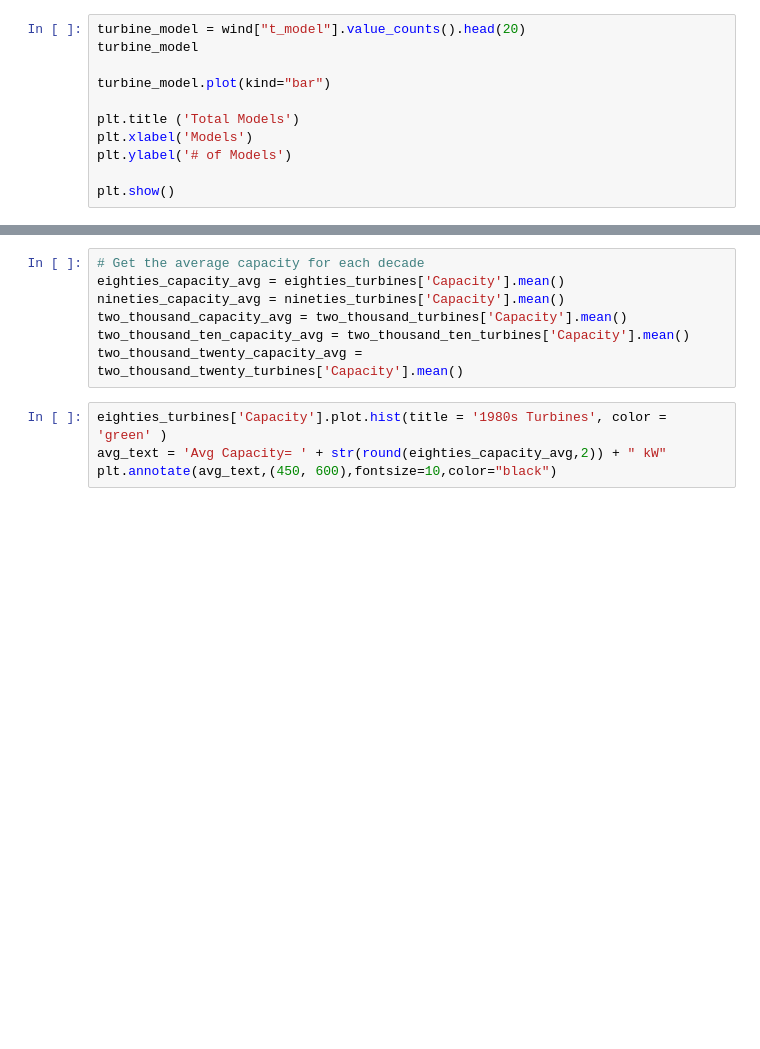
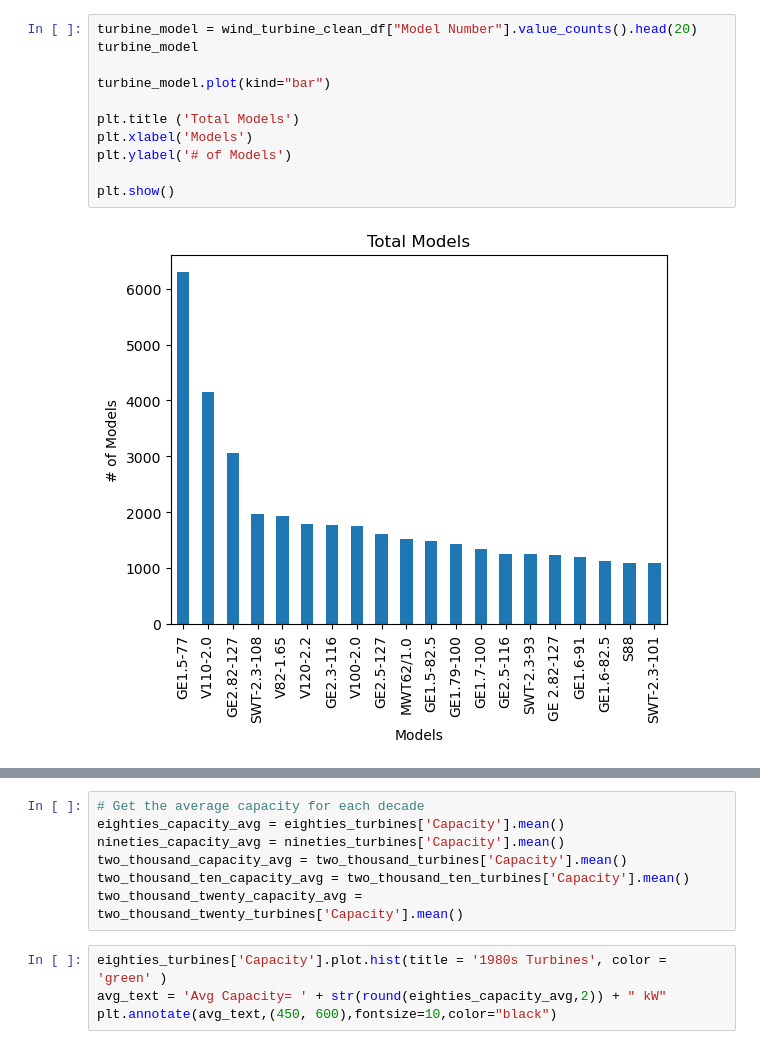
Before and after one commit to Sasterk/WindTurbineProject, a Jupyter notebook: project1_final.ipynb, the cells around one changed output, grey strips where cells are left out. Cells and saved outputs as stored; diff of their text form; blank space fills up the shorter version.

```diff
--- a/project1_final.ipynb
+++ b/project1_final.ipynb
@@ -63,14 +116,16 @@ plt.show()
 # %%
-turbine_model = wind["t_model"].value_counts().head(20)
+turbine_model = wind_turbine_clean_df["Model Number"].value_counts().head(20)
 turbine_model
 
 turbine_model.plot(kind="bar")
 
 plt.title ('Total Models')
 plt.xlabel('Models')
 plt.ylabel('# of Models')
 
 plt.show()
+# %% [output]
+[figure, added]
 # %%
 turbine_cap = wind_turbine_clean_df.groupby(['Capacity'])
 count_turbine = turbine_cap['Capacity'].count()
```
Also changed, not shown: parts of 37 cells of this notebook.
